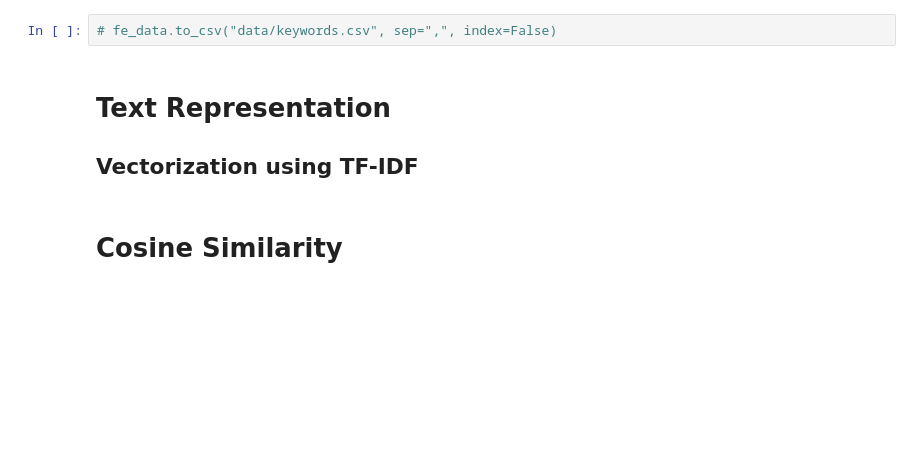
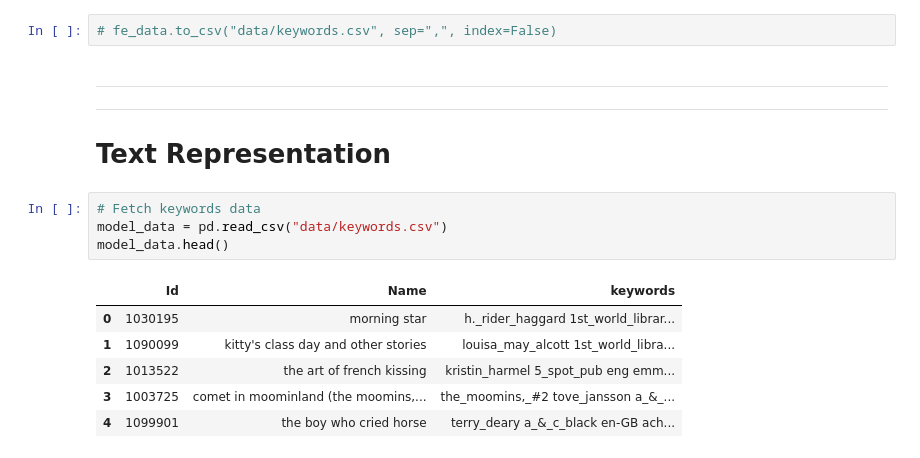
Before and after one commit to AmoliR/nlp-for-book-recommendation, a Jupyter notebook: book_recommendation.ipynb, the cells around one changed output. Cells and saved outputs as stored; diff of their text form; blank space fills up the shorter version.

```diff
--- a/book_recommendation.ipynb
+++ b/book_recommendation.ipynb
@@ -314,7 +314,17 @@ fe_data = fe_data.drop_duplicates(subset=["Name"], keep='first')
 # %%
 # fe_data.to_csv("data/keywords.csv", sep=",", index=False)
 # %% [markdown]
+---
+---
 # Text Representation
-## Vectorization using TF-IDF
-# %% [markdown]
-# Cosine Similarity
+# %%
+# Fetch keywords data
+model_data = pd.read_csv("data/keywords.csv")
+model_data.head()
+# %% [output]
+|  | Id | Name | keywords |
+| 0 | 1030195 | morning star | h._rider_haggard 1st_world_librar... |
+| 1 | 1090099 | kitty's class day and other stories | louisa_may_alcott 1st_world_libra... |
+| 2 | 1013522 | the art of french kissing | kristin_harmel 5_spot_pub eng emm... |
+| 3 | 1003725 | comet in moominland (the moomins,... | the_moomins,_#2 tove_jansson a_&_... |
+| 4 | 1099901 | the boy who cried horse | terry_deary a_&_c_black en-GB ach... |
```
Also changed, not shown: parts of 16 cells of this notebook.
